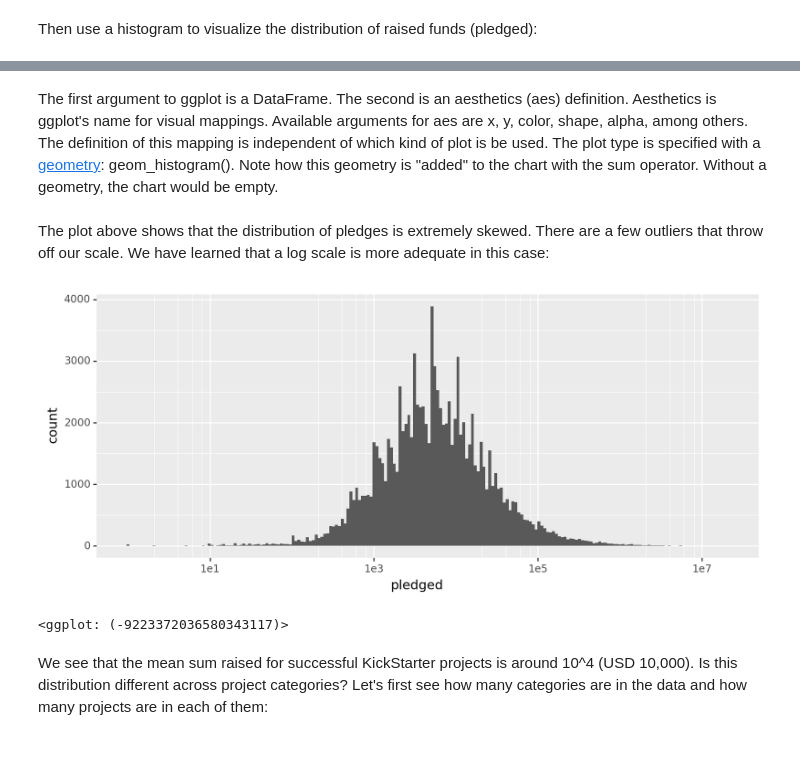
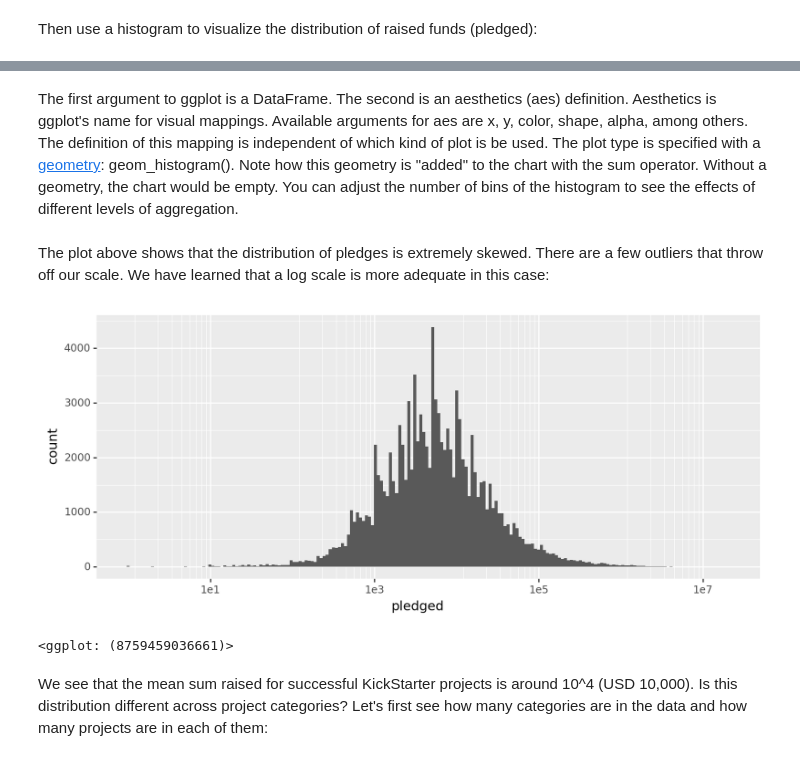
Before and after one commit to ChristopherMCollins/csci4120-lab9, a Jupyter notebook: Lab 9 - Statistical Plots.ipynb, the cells around one changed output, grey strips where cells are left out. Saved outputs shown, nothing was run; the diff lists cells and outputs as text; code cells hidden in the pictures.

```diff
--- a/Lab 9 - Statistical Plots.ipynb
+++ b/Lab 9 - Statistical Plots.ipynb
@@ -46,12 +56,12 @@ ggplot(Successful, aes(x='pledged')) + geom_histogram(bins=20)
 # %% [markdown]
-The first argument to ggplot is a DataFrame. The second is an aesthetics (aes) definition. Aesthetics is ggplot's name for visual mappings. Available arguments for aes are x, y, color, shape, alpha, among others.  The definition of this mapping is independent of which kind of plot is be used. The plot type is specified with a [geometry](http://ggplot2.tidyverse.org/reference/index.html#section-layer-geoms): geom_histogram(). Note how this geometry is "added" to the chart with the sum operator. Without a geometry, the chart would be empty.
+The first argument to ggplot is a DataFrame. The second is an aesthetics (aes) definition. Aesthetics is ggplot's name for visual mappings. Available arguments for aes are x, y, color, shape, alpha, among others.  The definition of this mapping is independent of which kind of plot is be used. The plot type is specified with a [geometry](http://ggplot2.tidyverse.org/reference/index.html#section-layer-geoms): geom_histogram(). Note how this geometry is "added" to the chart with the sum operator. Without a geometry, the chart would be empty. You can adjust the number of bins of the histogram to see the effects of different levels of aggregation.
 # %% [markdown]
 The plot above shows that the distribution of pledges is extremely skewed. There are a few outliers that throw off our scale. We have learned that a log scale is more adequate in this case:
 # %%
-ggplot(Successful, aes(x='pledged')) + geom_histogram() + scale_x_log10()
+ggplot(Successful, aes(x='pledged')) + geom_histogram(bins=200) + scale_x_log10()
 # %% [output]
-[figure, old version]
+[figure, new version]
-<ggplot: (-9223372036580343117)>
+<ggplot: (8759459036661)>
 # %% [markdown]
 We see that the mean sum raised for successful KickStarter projects is around 10^4 (USD 10,000).
 Is this distribution different across project categories? Let's first see how many categories are in the data and how many projects are in each of them:
```
Also changed, not shown: parts of 12 cells of this notebook.
